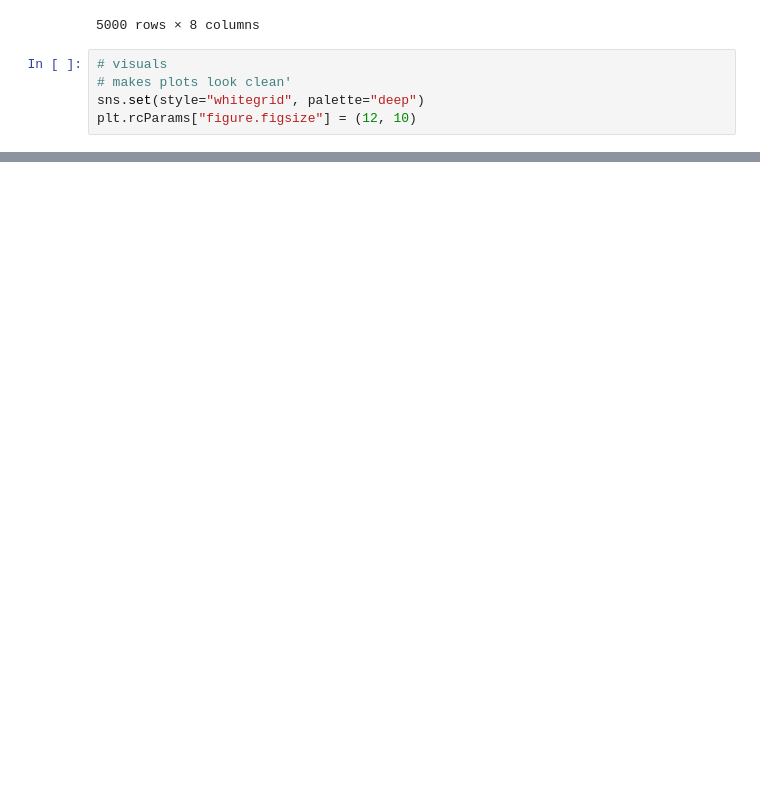
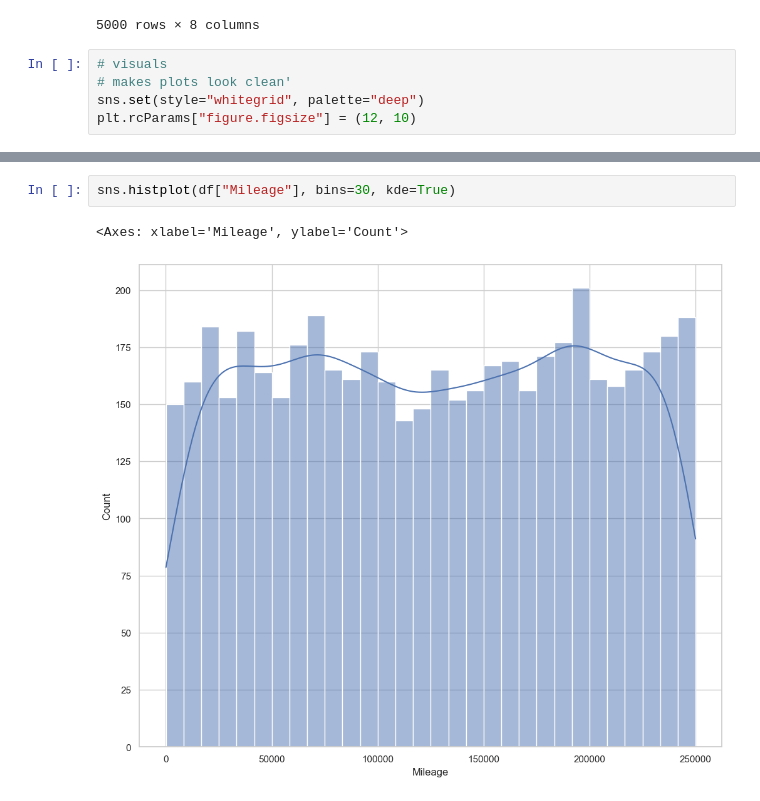
Before and after one commit to ShokrollahMichaelMeraj/Kaggle_dataset_Supercar_price_prediction, a Jupyter notebook: notebooks/01_exploration.ipynb, the cells around one changed output, grey strips where cells are left out. Saved outputs shown, nothing was run; the diff lists cells and outputs as text; blank space fills up the shorter version.

```diff
--- a/notebooks/01_exploration.ipynb
+++ b/notebooks/01_exploration.ipynb
@@ -205,0 +219,5 @@ plt.show()
+# %%
+sns.histplot(df["Mileage"], bins=30, kde=True)
+# %% [output]
+<Axes: xlabel='Mileage', ylabel='Count'>
+[figure, added]
```
Also changed, not shown: parts of 24 cells of this notebook, 7 other files.
